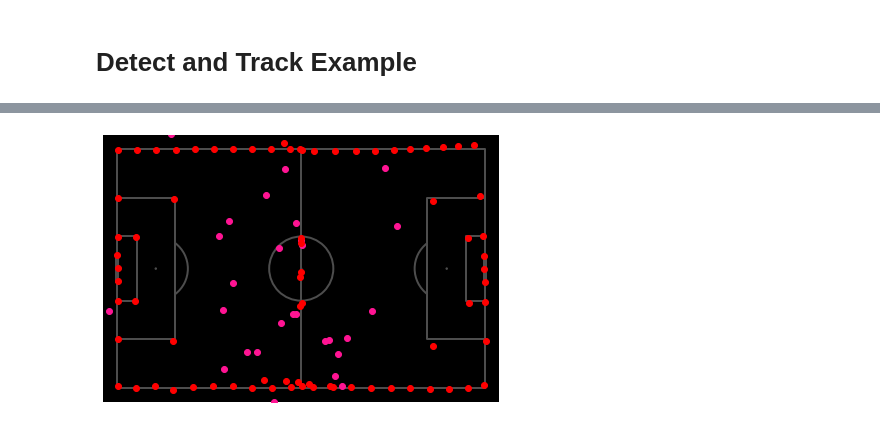
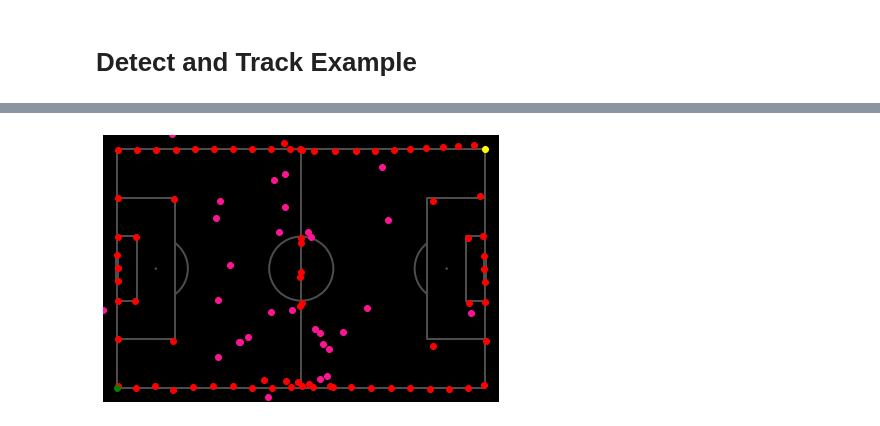
Before and after one commit to AtomScott/SportsLabKit, a Jupyter notebook: notebooks/detect_and_track/detect_and_track.ipynb, the cells around one changed output, grey strips where cells are left out. Drawn from its saved outputs; the diff is of its cells as text; code cells hidden in the pictures.

```diff
--- a/notebooks/detect_and_track/detect_and_track.ipynb
+++ b/notebooks/detect_and_track/detect_and_track.ipynb
@@ -35,9 +43,9 @@ TODO: detection checklist
 """
 player_detections, ball_detections = detect_objects(
     cameras,
-    model_name='yolov5s',
-    size=3000,
-    batch_size=8,
+    model_name='yolov5m',
+    size=1500,
+    batch_size=4,
     filter_range=False
 )
 
@@ -50,8 +63,6 @@ N player detections: 9882
 # %%
-from IPython.display import Video, display
-
 def merge_dict_of_lists(d1, d2):
-    ret = {k:v for k,v in d1.items()}
+    ret = {k:list(v) for k,v in d1.items()}
     for k, v in d1.items():
         if k in d2.keys():
             ret[k] += d2[k]
@@ -60,12 +71,3 @@ def merge_dict_of_lists(d1, d2):
     return ret
 
 all_candidate_detection = merge_dict_of_lists(ball_detections, player_detections)
-
-for i, camera in enumerate(cameras):
-    save_path = os.path.join(cfg.outdir, f'camera[{i}]-visualize_candidate_detections.mp4')
-    camera.visualize_candidate_detections(
-        candidate_detections=all_candidate_detection,
-        filter_range=False,
-        save_path=save_path
-        )
-    display(Video(save_path, width=600))
@@ -75,28 +89,54 @@ for i, camera in enumerate(cameras):
 # %%
 %matplotlib inline
 
+i=20
+
 xs,ys =[],[]
-for pd in player_detections[0]:
+for pd in player_detections[i]:
     if pd.camera.label == cameras[0].label:
         px, py = cameras[0].video2pitch(np.array([pd._x, pd._y])).squeeze()
     elif pd.camera.label == cameras[1].label:
         px, py = cameras[1].video2pitch(np.array([pd._x, pd._y])).squeeze()
     else:
         raise ValueError("camera label not found")
     xs.append(px)
     ys.append(py)
 
 kxs,kys =[],[]
 for camera in cameras:
     for x, y in camera.source_keypoints:
         x, y = camera.video2pitch(np.array([x, y])).squeeze()
         kxs.append(x)
         kys.append(y)
 
+def get_xsys(detections, cameras):
+    if isinstance(detections, dict):
+        detections = list(detections.values())
+
+    xs,ys =[],[]
+    for dets in detections:
+        if isinstance(dets, CandidateDetection):
+            dets = [dets]
+        for pd in dets:
+            if pd.camera.label == cameras[0].label:
+                px, py = cameras[0].video2pitch(np.array([pd._x, pd._y])).squeeze()
+            elif pd.camera.label == cameras[1].label:
+                px, py = cameras[1].video2pitch(np.array([pd._x, pd._y])).squeeze()
+            else:
+                raise ValueError("camera label not found")
+
+            assert px == pd.px, (px, pd.px)
+            assert py == pd.py, (py, pd.py)
+            xs.append(px)
+            ys.append(py)
+    return xs,ys
+
 pitch = Pitch(pitch_color='black', line_color=(.3,.3,.3), pitch_type='custom', pitch_length=105, pitch_width=68)
 fig, ax = pitch.draw()
 plt.scatter(xs, ys, color='deeppink')
 plt.scatter(kxs, kys, color='red')
+plt.scatter(0,0, color='green')
+plt.scatter(105,68, color='yellow')
 plt.show()
 # %% [output]
-[figure, old version]
+[figure, new version]
```
Also changed, not shown: parts of 17 cells of this notebook.
